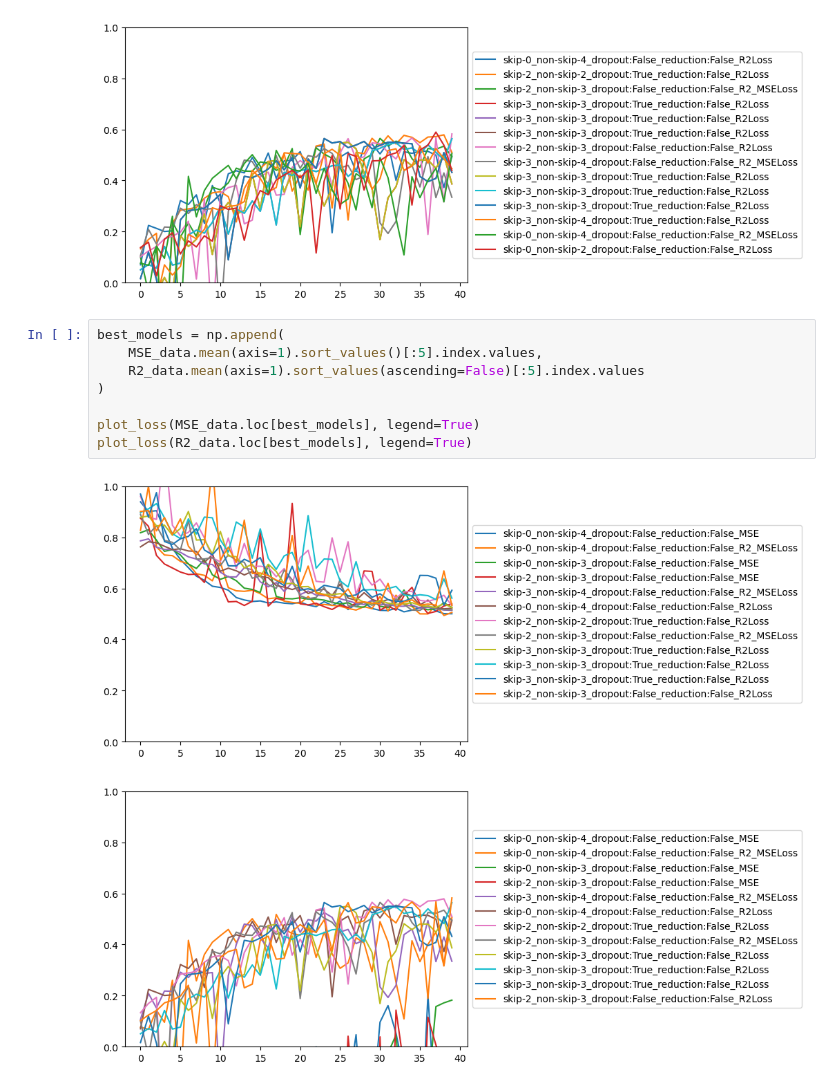
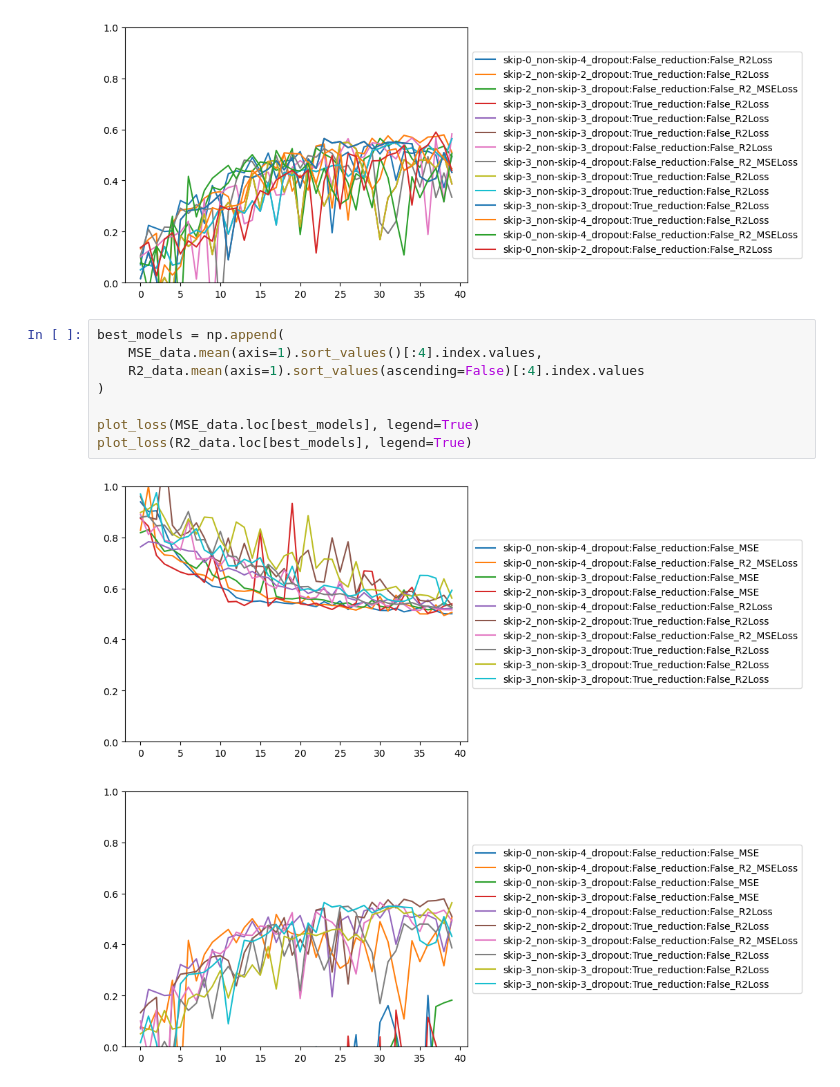
Before and after one commit to COGS118A/Group013-SP23, a Jupyter notebook: NeuralNetPipeline_comprehensive.ipynb, the cells around one changed output. Cells and saved outputs as stored; diff of their text form.

```diff
--- a/NeuralNetPipeline_comprehensive.ipynb
+++ b/NeuralNetPipeline_comprehensive.ipynb
@@ -618,12 +618,12 @@ cleared
 [figure]
 # %%
 best_models = np.append(
-    MSE_data.mean(axis=1).sort_values()[:5].index.values,
-    R2_data.mean(axis=1).sort_values(ascending=False)[:5].index.values
+    MSE_data.mean(axis=1).sort_values()[:4].index.values,
+    R2_data.mean(axis=1).sort_values(ascending=False)[:4].index.values
 )
 
 plot_loss(MSE_data.loc[best_models], legend=True)
 plot_loss(R2_data.loc[best_models], legend=True)
 # %% [output]
-[figure, old version]
+[figure, new version]
-[figure, old version]
+[figure, new version]
```
Also changed, not shown: parts of 16 cells of this notebook.
